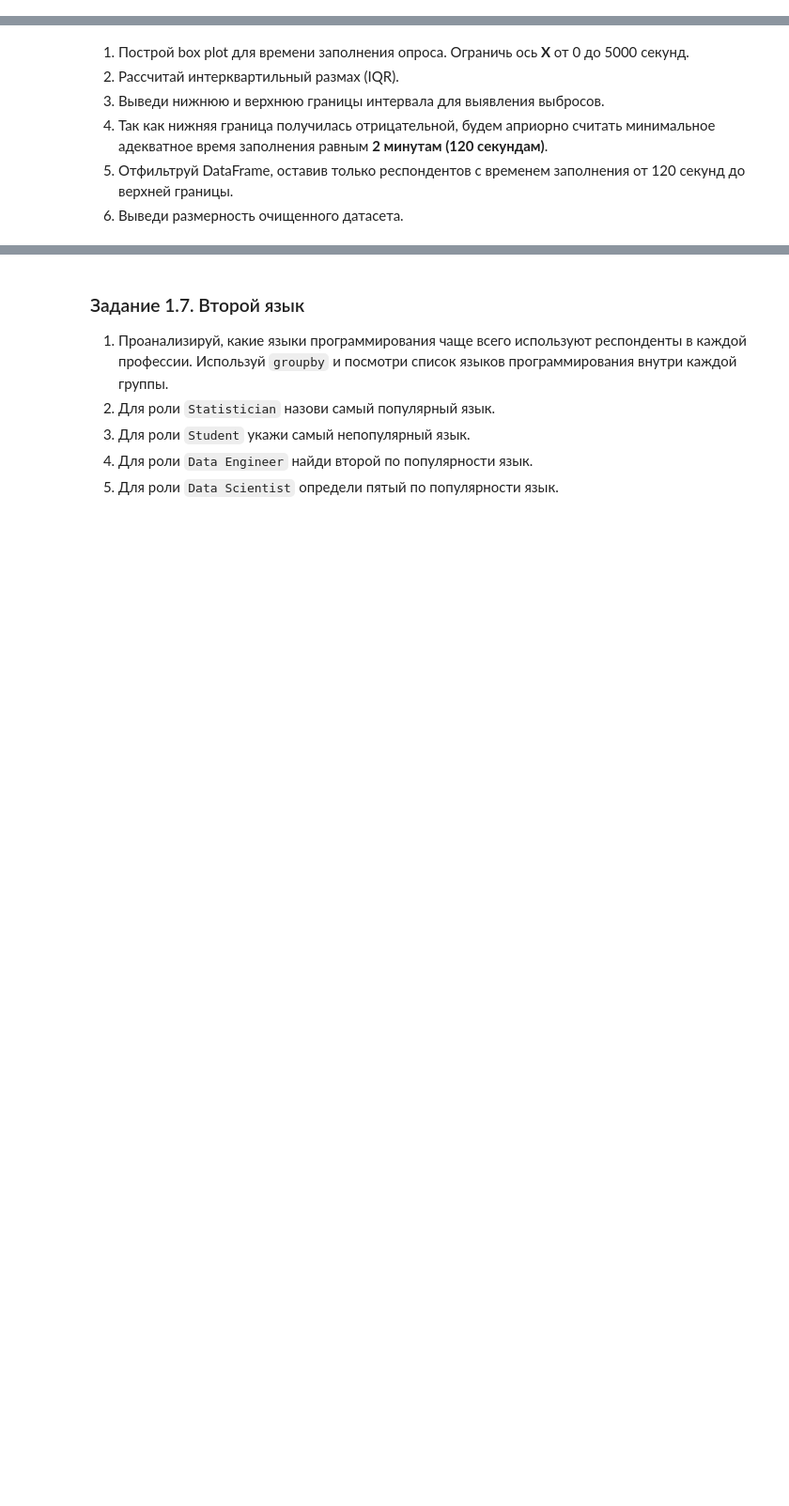
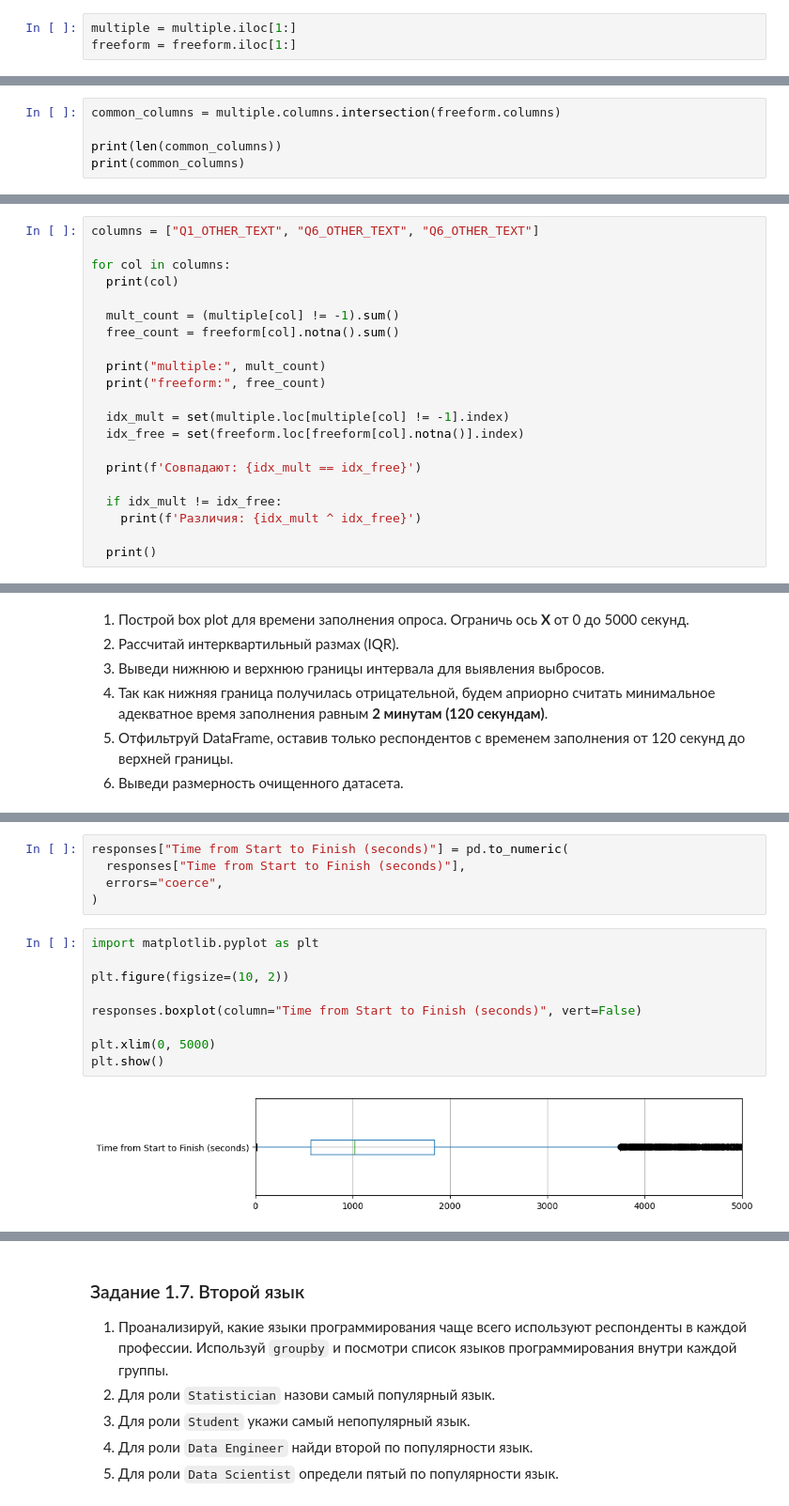
Before and after one commit to eugerne/school21-projects, a Jupyter notebook: project3/AI_Data_Analytics_Project_3_ID_1577559-1-1/src/03-assignment.ipynb, the cells around one changed output, grey strips where cells are left out. Shown at 94% size. Cells and saved outputs as stored; diff of their text form; blank space fills up the shorter version.

```diff
--- a/project3/AI_Data_Analytics_Project_3_ID_1577559-1-1/src/03-assignment.ipynb
+++ b/project3/AI_Data_Analytics_Project_3_ID_1577559-1-1/src/03-assignment.ipynb
@@ -44,0 +124,3 @@ name2question['Q1']
+# %%
+multiple = multiple.iloc[1:]
+freeform = freeform.iloc[1:]
@@ -65,3 +153,8 @@ name2question['Q1']
 3. Напиши свои выводы по результатам анализа:
    - Можно ли корректно объединить эти две таблицы по индексам строк?
    - Если нет, приведи конкретные примеры, демонстрирующие проблему (выведи соответствующие строки из обеих таблиц).
+# %%
+common_columns = multiple.columns.intersection(freeform.columns)
+
+print(len(common_columns))
+print(common_columns)
@@ -67,0 +229,21 @@ name2question['Q1']
+# %%
+columns = ["Q1_OTHER_TEXT", "Q6_OTHER_TEXT", "Q6_OTHER_TEXT"]
+
+for col in columns:
+  print(col)
+
+  mult_count = (multiple[col] != -1).sum()
+  free_count = freeform[col].notna().sum()
+
+  print("multiple:", mult_count)
+  print("freeform:", free_count)
+
+  idx_mult = set(multiple.loc[multiple[col] != -1].index)
+  idx_free = set(freeform.loc[freeform[col].notna()].index)
+
+  print(f'Совпадают: {idx_mult == idx_free}')
+
+  if idx_mult != idx_free:
+    print(f'Различия: {idx_mult ^ idx_free}')
+
+  print()
@@ -119,0 +465,16 @@ $$IQR = Q3 - Q1$$
+# %%
+responses["Time from Start to Finish (seconds)"] = pd.to_numeric(
+  responses["Time from Start to Finish (seconds)"],
+  errors="coerce",
+)
+# %%
+import matplotlib.pyplot as plt
+
+plt.figure(figsize=(10, 2))
+
+responses.boxplot(column="Time from Start to Finish (seconds)", vert=False)
+
+plt.xlim(0, 5000)
+plt.show()
+# %% [output]
+[figure, added]
```
Also changed, not shown: parts of 57 cells of this notebook, 53 other files.
